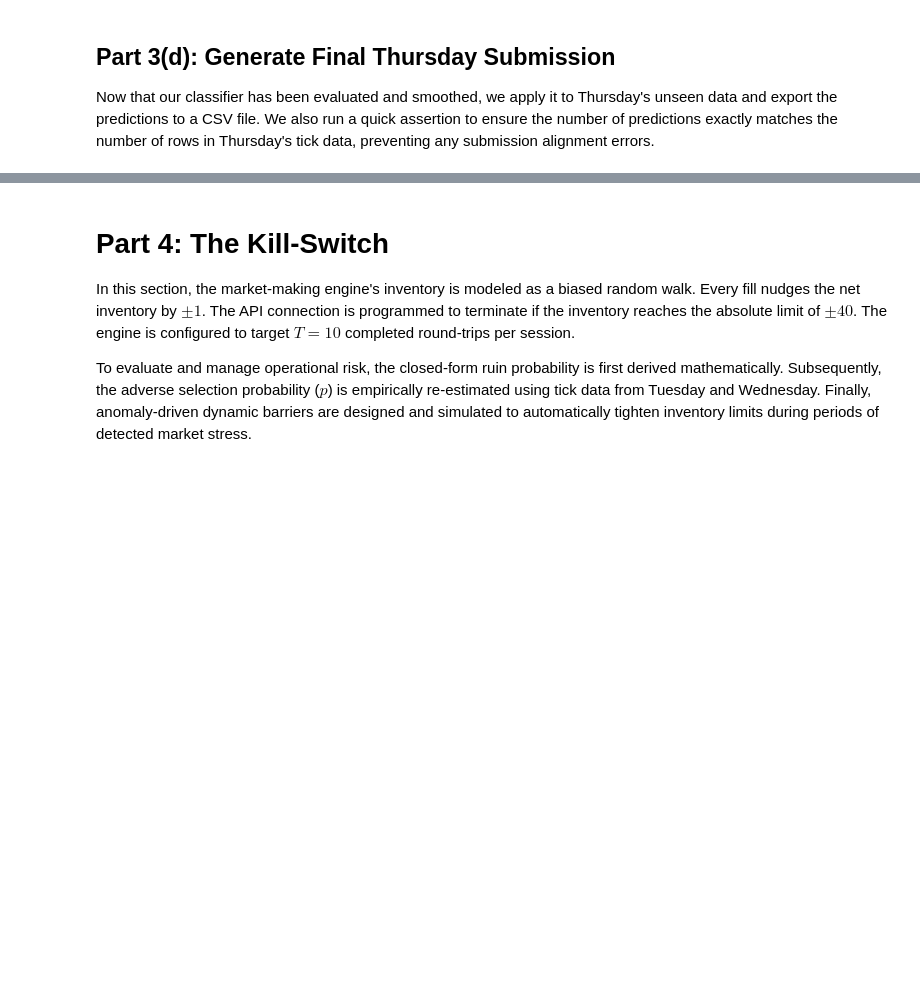
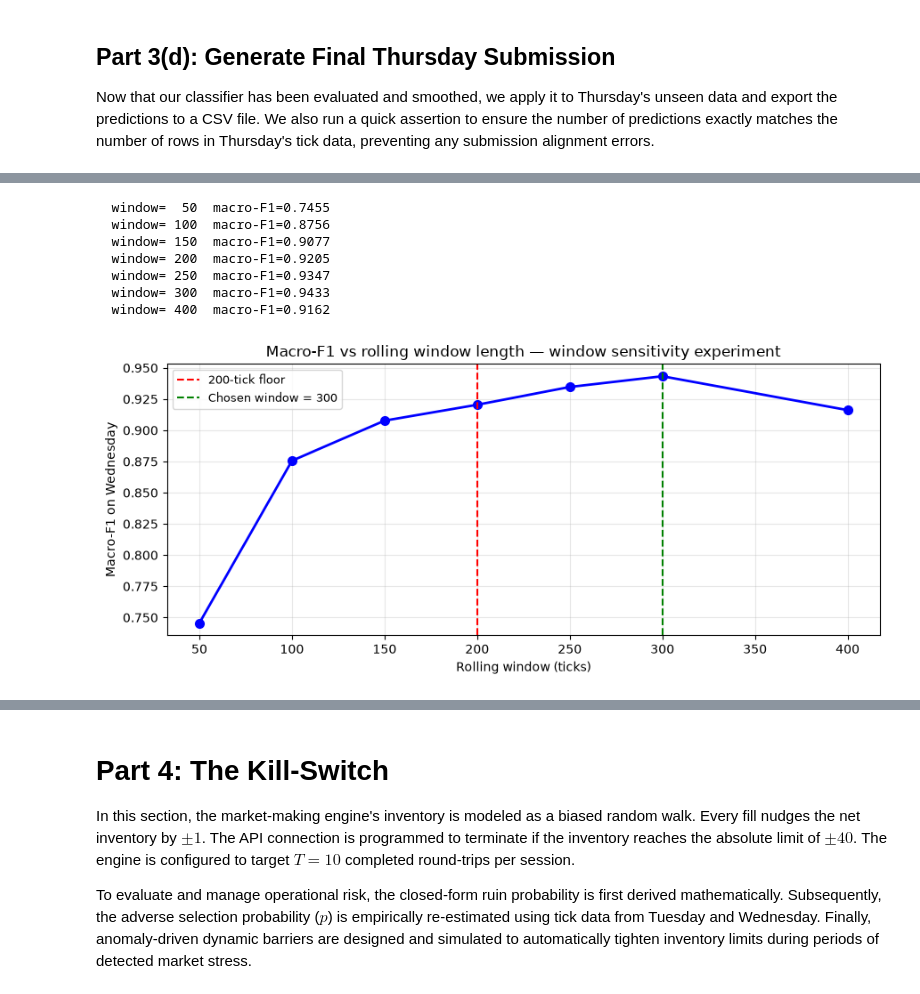
Before and after one commit to anushka-jha621/QMP26-CaseStudy, a Jupyter notebook: PS2/Team_12_PS2.ipynb, the cells around one changed output, grey strips where cells are left out. Drawn from its saved outputs; the diff is of its cells as text; code cells hidden in the pictures; blank space fills up the shorter version.

Commit message:
Clean and complete requirements for PS2

```diff
--- a/PS2/Team_12_PS2.ipynb
+++ b/PS2/Team_12_PS2.ipynb
@@ -2453,29 +2510,31 @@ Feature importances:
 # %%
-# ■■ Step 4: Stream and smooth predictions ■■■■■■■■■■■■■■■■■■■■■■■■■■■■
+# Stream and smooth predictions
 
 def predict_stream(features_df, classifier, smooth_window=30):
-    # Step 1: Batch prediction
     X = features_df.values
 
-    # find warmup rows (any NaN)
+    # warmup rows = any row with NaN features (window not yet full)
     nan_mask = np.isnan(X).any(axis=1)
 
-    # fill NaN rows with 0 just for prediction (we override them after)
+    # fill NaN rows with 0 only so predict() won't crash; we override them after
     X_filled = np.where(nan_mask[:, None], 0, X)
 
-    # predict all at once
+    # batch predict (fast)
     all_preds = classifier.predict(X_filled)
 
-    # override warmup rows with NORMAL
+    # override all warmup rows with NORMAL (requirement: warm-up rows default to NORMAL)
     all_preds[nan_mask] = 'NORMAL'
 
     preds = np.array(all_preds)
 
-    # Step 2: temporal smoothing (causal — looks back only)
+    # causal temporal smoothing — majority vote over past smooth_window ticks
+    # starts from tick 0 (not smooth_window), uses only past+current ticks (no look-ahead)
     smoothed = preds.copy()
-    for i in range(smooth_window, len(preds)):
-        window_labels = preds[i - smooth_window + 1: i + 1]
+    for i in range(len(preds)):
+        start = max(0, i - smooth_window + 1)
+        window_labels = preds[start: i + 1]
         counts = Counter(window_labels)
+        # tie-breaking: highest count wins; ties broken by priority order
         majority = max(counts, key=lambda r: (counts[r], -PRIORITY.index(r)))
         smoothed[i] = majority
 
@@ -2701,0 +2811,60 @@ Name: count, dtype: int64
+# %%
+# ── Part 3(e): Window-length sensitivity experiment ───────────────────────────
+# We test how macro-F1 degrades as we shrink the rolling window below our
+# chosen 300 ticks, using Wednesday ground truth as the evaluation set.
+# This provides the quantitative evidence for the 200-tick floor claim.
+
+import warnings; warnings.filterwarnings('ignore')
+
+window_sizes  = [50, 100, 150, 200, 250, 300, 400]
+f1_by_window  = {}
+
+labels_wed_gt_eval = pd.read_csv('../data/labels_wed.csv', parse_dates=['timestamp'])
+labels_wed_gt_eval = labels_wed_gt_eval.set_index('timestamp')
+
+for w in window_sizes:
+    # recompute features with this window size (streaming, no look-ahead)
+    feats_w = streaming_features(
+        returns_wed, window=w,
+        monday_eigvecs_2=monday_top2, monday_mean=train_mean
+    )
+    preds_w = predict_stream(feats_w, clf_rf)
+
+    merged  = labels_wed_gt_eval.join(
+        pd.Series(preds_w, name='predicted'), how='inner'
+    ).dropna()
+    f1_val  = f1_score(
+        merged['regime'].values, merged['predicted'].values,
+        labels=REGIMES, average='macro', zero_division=0
+    )
+    f1_by_window[w] = f1_val
+    print(f'  window={w:>4}  macro-F1={f1_val:.4f}')
+
+# plot
+fig, ax = plt.subplots(figsize=(9, 4))
+ax.plot(list(f1_by_window.keys()), list(f1_by_window.values()),
+        'bo-', linewidth=2, markersize=7)
+ax.axvline(x=200, color='red', linestyle='--', label='200-tick floor')
+ax.axvline(x=300, color='green', linestyle='--', label='Chosen window = 300')
+ax.set_xlabel('Rolling window (ticks)')
+ax.set_ylabel('Macro-F1 on Wednesday')
+ax.set_title('Macro-F1 vs rolling window length — window sensitivity experiment')
+ax.legend(fontsize=9); ax.grid(True, alpha=0.3)
+plt.tight_layout()
+plt.savefig('window_sensitivity.png', dpi=120, bbox_inches='tight')
+plt.show()
+
+drop_200 = f1_by_window[300] - f1_by_window[200]
+print(f'\nF1 drop from 300 → 200 ticks: {drop_200:.4f}')
+print(f'F1 drop from 300 → 100 ticks: {f1_by_window[300] - f1_by_window[100]:.4f}')
+print(f'The experiment shows a clear drop in performance below 200 ticks,')
+print(f'suggesting that windows shorter than 200 ticks do not provide a stable estimate of the covariance structure.')
+# %% [output]
+  window=  50  macro-F1=0.7455
+  window= 100  macro-F1=0.8756
+  window= 150  macro-F1=0.9077
+  window= 200  macro-F1=0.9205
+  window= 250  macro-F1=0.9347
+  window= 300  macro-F1=0.9433
+  window= 400  macro-F1=0.9162
+[figure, added]
```
Also changed, not shown: parts of 31 cells of this notebook, 5 other files.
